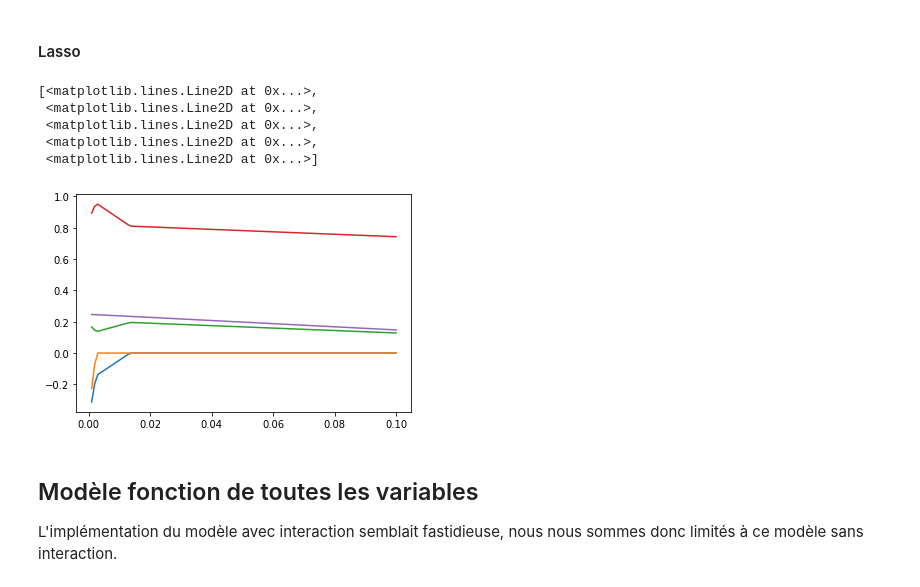
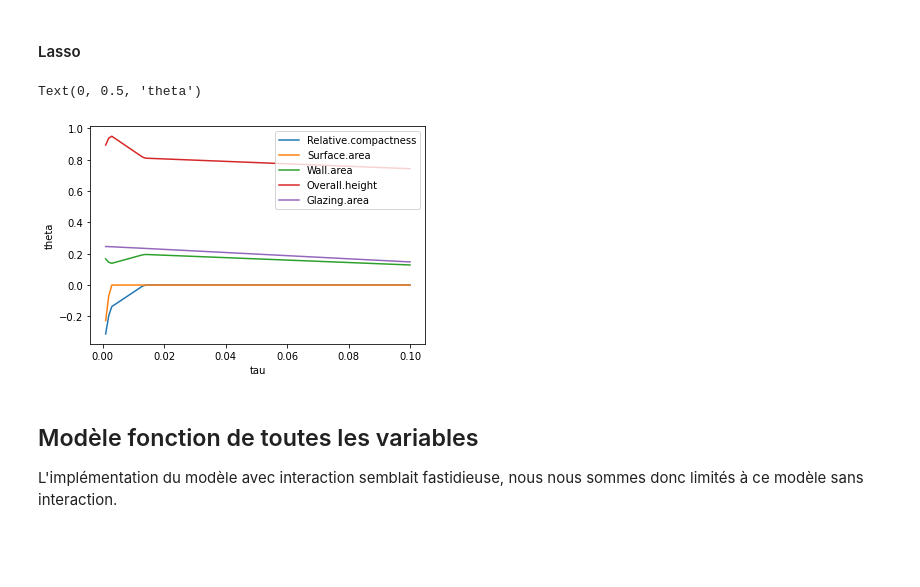
Before and after one commit to quentinthuet/buildings_energy_consumption, a Jupyter notebook: Project.ipynb, the cells around one changed output. Drawn from its saved outputs; the diff is of its cells as text; code cells hidden in the pictures; blank space fills up the shorter version.

```diff
--- a/Project.ipynb
+++ b/Project.ipynb
@@ -406,8 +406,20 @@ from sklearn.linear_model import Ridge
 eng = scale(data["Energy"])
 expli = scale(data[["Relative.compactness","Surface.area","Wall.area","Overall.height","Glazing.area"]])
 
-fitridge = Ridge(alpha=0.0, fit_intercept=False)
-fitridge.fit(expli, eng)
 
-print(fitridge.coef_)
+tau_seq = np.linspace(0,100,1000)
+
+coeff = np.array([])
+
+for i in tau_seq:
+    fitridge = Ridge(alpha=i, fit_intercept=False)
+    fitridge.fit(expli, eng)
+    coeff = np.append(coeff,fitridge.coef_)
+
+coeff = coeff.reshape((1000,5))
+
+plt.plot(tau_seq,coeff)
+plt.legend(labels=["Relative.compactness","Surface.area","Wall.area","Overall.height","Glazing.area"])
+plt.xlabel("tau")
+plt.ylabel("theta")
 # %% [output]
@@ -417,25 +430,24 @@ print(fitridge.coef_)
 # %%
 from sklearn.linear_model import Lasso
 
 tau_seq = np.linspace(0.001,0.1,100)
 
 coeff = np.array([])
 
 for i in tau_seq:
     fitlasso = Lasso(alpha=i, fit_intercept=False)
     fitlasso.fit(expli, eng)
     coeff = np.append(coeff,fitlasso.coef_)
 
 coeff = coeff.reshape((100,5))
 
 plt.plot(tau_seq,coeff)
+plt.legend(labels=["Relative.compactness","Surface.area","Wall.area","Overall.height","Glazing.area"])
+plt.xlabel("tau")
+plt.ylabel("theta")
 # %% [output]
-[<matplotlib.lines.Line2D at 0x...>,
- <matplotlib.lines.Line2D at 0x...>,
- <matplotlib.lines.Line2D at 0x...>,
- <matplotlib.lines.Line2D at 0x...>,
- <matplotlib.lines.Line2D at 0x...>]
+Text(0, 0.5, 'theta')
-[figure, old version]
+[figure, new version]
 # %% [markdown]
 ## Modèle fonction de toutes les variables
 
```
Also changed, not shown: parts of 6 cells of this notebook.
